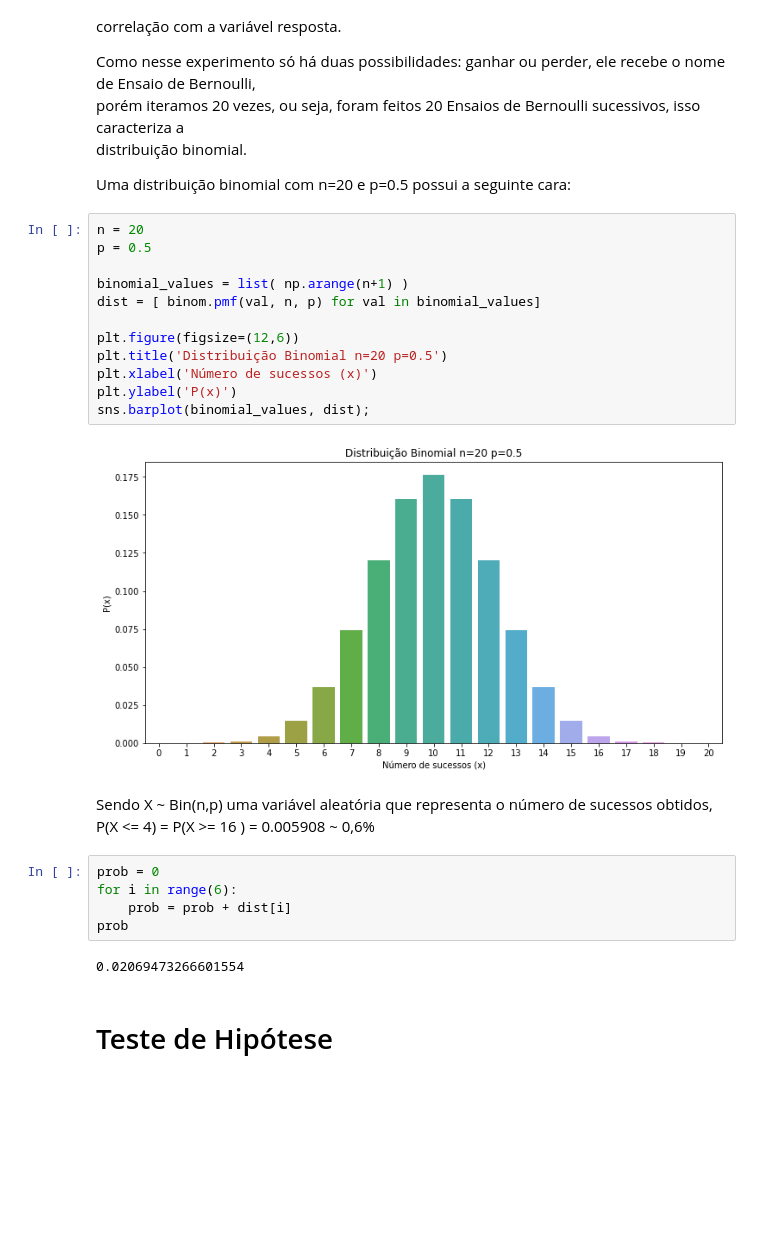
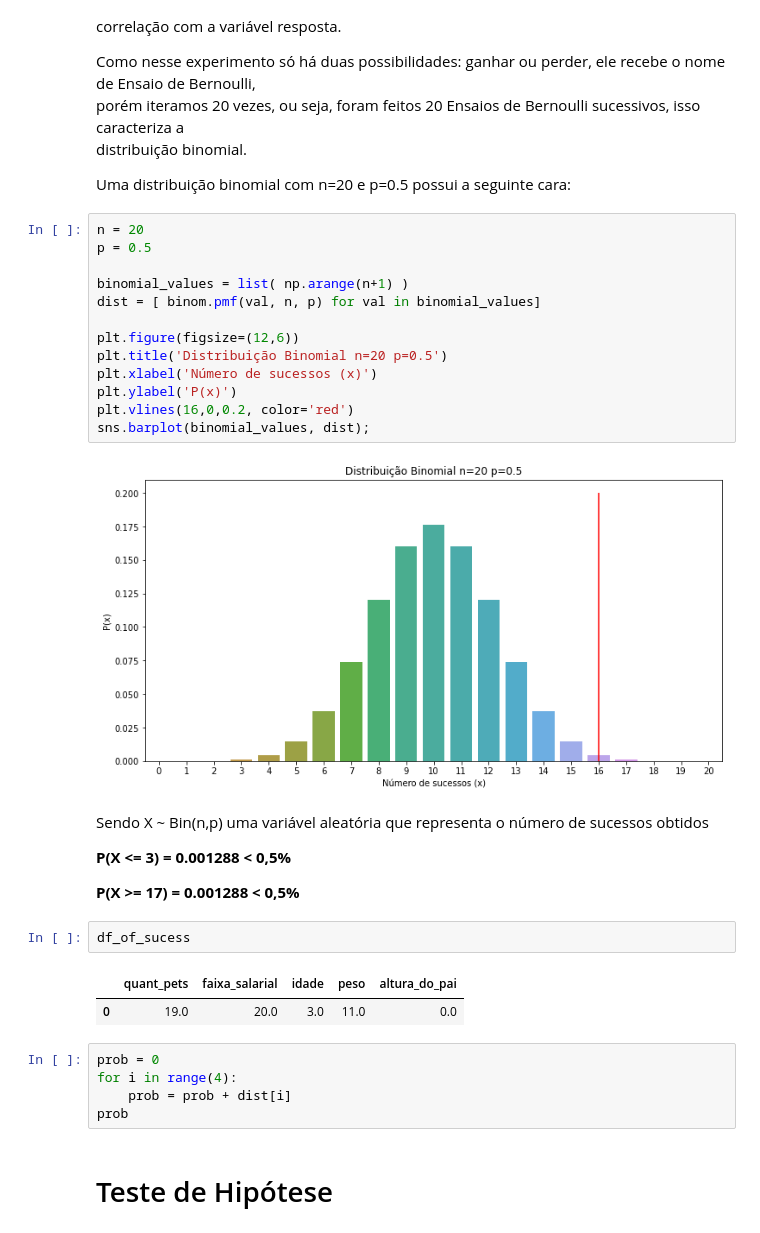
Before and after one commit to gabrielhpr/FeatureSelectionWithBoruta, a Jupyter notebook: Feature_selection_with_boruta.ipynb, the cells around one changed output. Saved outputs shown, nothing was run; the diff lists cells and outputs as text; blank space fills up the shorter version.

```diff
--- a/Feature_selection_with_boruta.ipynb
+++ b/Feature_selection_with_boruta.ipynb
@@ -392,26 +462,34 @@ Uma distribuição binomial com n=20 e p=0.5 possui a seguinte cara:
 # %%
 n = 20
 p = 0.5
 
 binomial_values = list( np.arange(n+1) )
 dist = [ binom.pmf(val, n, p) for val in binomial_values]
 
 plt.figure(figsize=(12,6))
 plt.title('Distribuição Binomial n=20 p=0.5')
 plt.xlabel('Número de sucessos (x)')
 plt.ylabel('P(x)')
+plt.vlines(16,0,0.2, color='red')
 sns.barplot(binomial_values, dist);
 # %% [output]
-[figure, old version]
+[figure, new version]
 # %% [markdown]
-Sendo X ~ Bin(n,p) uma variável aleatória que representa o número de sucessos obtidos, P(X <= 4) = P(X >= 16 ) = 0.005908 ~ 0,6%
+Sendo X ~ Bin(n,p) uma variável aleatória que representa o número de sucessos obtidos
+
+**P(X <= 3) = 0.001288 < 0,5%**
+
+**P(X >= 17) = 0.001288 < 0,5%**
+# %%
+df_of_sucess
+# %% [output]
+|  | quant_pets | faixa_salarial | idade | peso | altura_do_pai |
+| 0 | 19.0 | 20.0 | 3.0 | 11.0 | 0.0 |
 # %%
 prob = 0
-for i in range(6):
+for i in range(4):
     prob = prob + dist[i]
 prob
-# %% [output]
-0.02069473266601554
 # %% [markdown]
 # Teste de Hipótese
 # %% [markdown]
```
Also changed, not shown: parts of 30 cells of this notebook, 1 other file.
